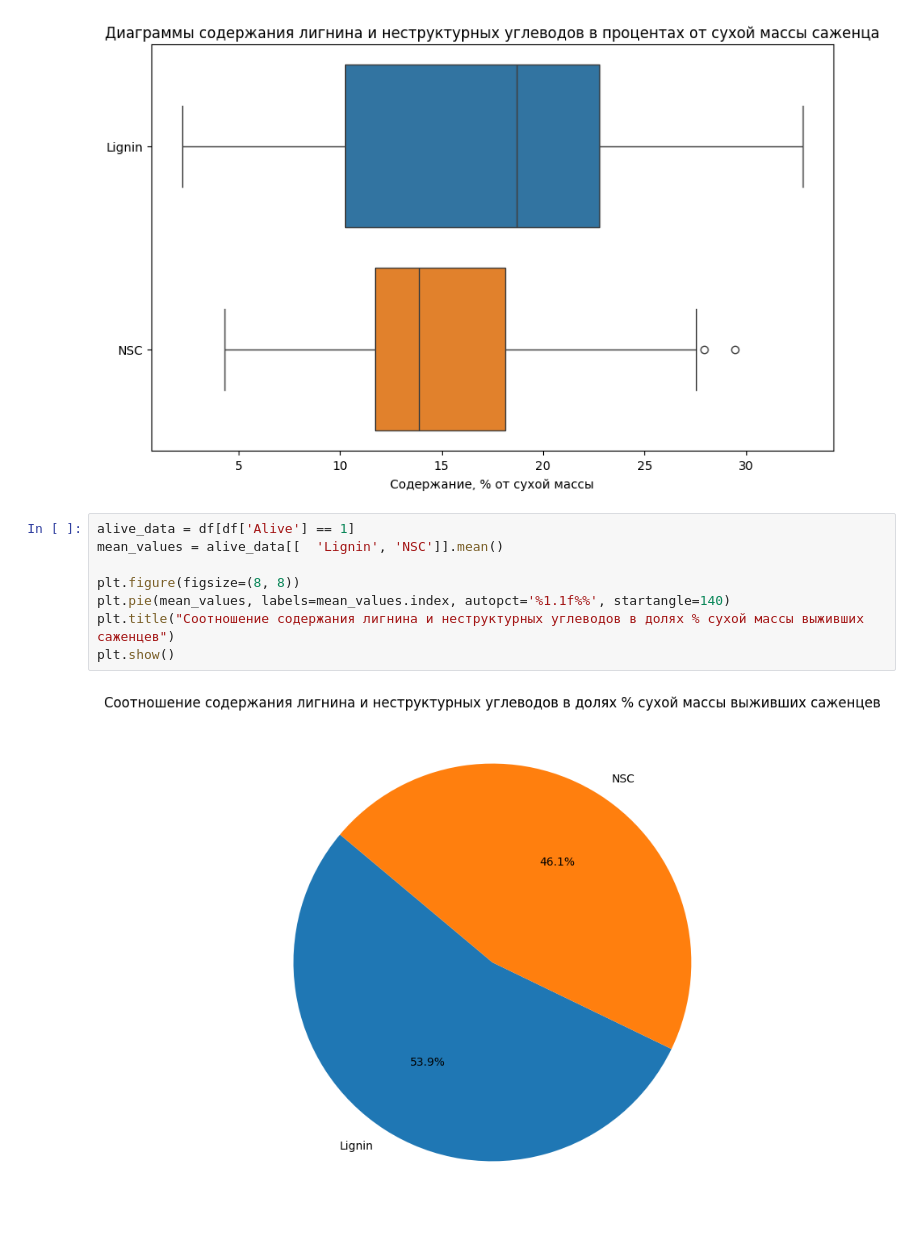
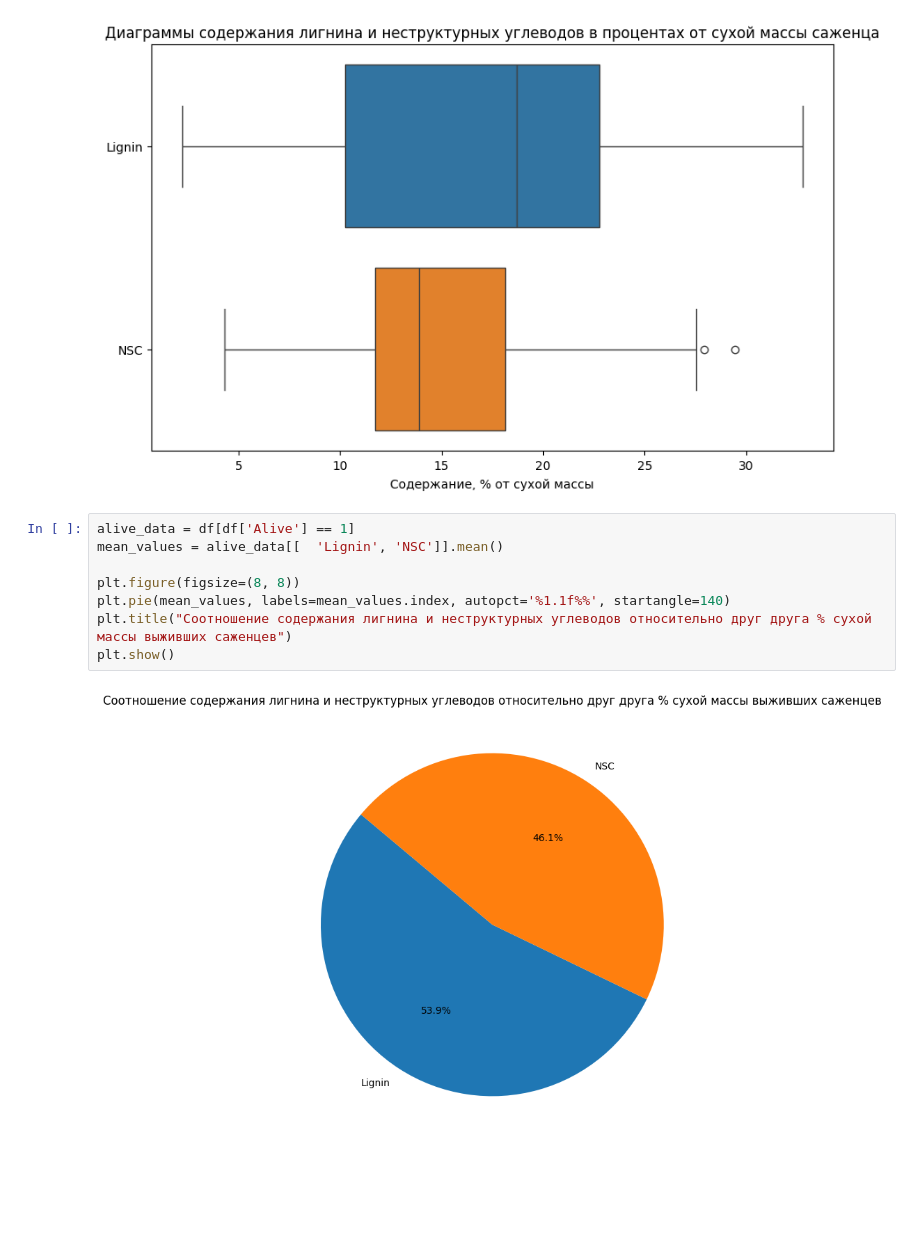
Before and after one commit to ashutova/5, a Jupyter notebook: Копия_блокнота_"Деревья".ipynb, the cells around one changed output. Cells and saved outputs as stored; diff of their text form; blank space fills up the shorter version.

```diff
--- a/Копия_блокнота_"Деревья".ipynb
+++ b/Копия_блокнота_"Деревья".ipynb
@@ -510,10 +478,10 @@ plt.show()
 # %%
 alive_data = df[df['Alive'] == 1]
 mean_values = alive_data[[  'Lignin', 'NSC']].mean()
 
 plt.figure(figsize=(8, 8))
 plt.pie(mean_values, labels=mean_values.index, autopct='%1.1f%%', startangle=140)
-plt.title("Соотношение содержания лигнина и неструктурных углеводов в долях % сухой массы выживших саженцев")
+plt.title("Соотношение содержания лигнина и неструктурных углеводов относительно друг друга % сухой массы выживших саженцев")
 plt.show()
 # %% [output]
-[figure, old version]
+[figure, new version]
```
Also changed, not shown: parts of 6 cells of this notebook.
